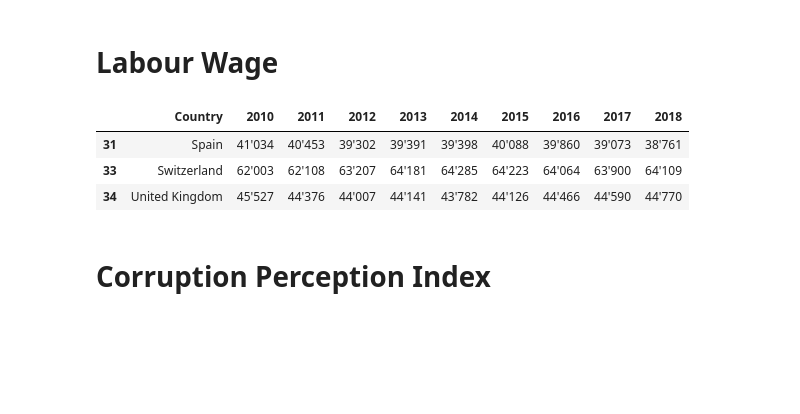
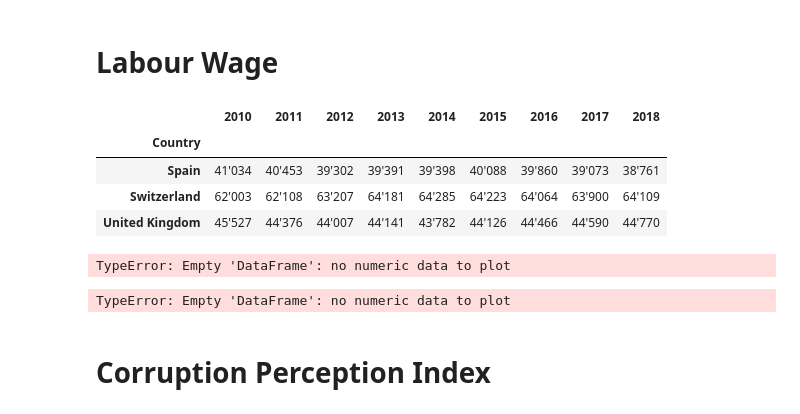
Before and after one commit to rogermoll/Capstone_project, a Jupyter notebook: Macro Economical review.ipynb, the cells around one changed output. Cells and saved outputs as stored; diff of their text form; code cells hidden in the pictures; blank space fills up the shorter version.

```diff
--- a/Macro Economical review.ipynb
+++ b/Macro Economical review.ipynb
@@ -105,24 +145,39 @@ plt.text(2000, 6000, '2010 Earthquake') plt.show()
 # %% [markdown]
 # Labour Wage
 # %%
-
 body = client_06d9f26c786b4ebab630a27c8571b289.get_object(Bucket='wk1capstoneproject-donotdelete-pr-xctpszfbg9cghh',Key='OECD_ave_wage.csv')['Body']
 # add missing __iter__ method, so pandas accepts body as file-like object
 if not hasattr(body, "__iter__"): body.__iter__ = types.MethodType( __iter__, body )
 
-df_wage = pd.read_csv(body, skiprows=2)
-df_wage.rename(columns={'Time': 'Country'}, inplace=True)
-df_wage.drop([0], inplace=True)
-df_wage.drop(['Unnamed: 1','Unnamed: 2','Unnamed: 3'], axis=1, inplace=True)
-df_wage.replace(' ','')
+df_lw = pd.read_csv(body, skiprows=2)
+df_lw.rename(columns={'Time': 'Country'}, inplace=True)
+df_lw.drop([0], inplace=True)
+df_lw.drop(['Unnamed: 1','Unnamed: 2','Unnamed: 3'], axis=1, inplace=True)
+df_lw.replace(' ','')
 
-df_wage = df_wage[df_wage["Country"].isin(['Switzerland', 'Spain', 'United Kingdom', 'OECD - Total'])]
-df_wage
+df_lw = df_wage[df_wage["Country"].isin(['Switzerland', 'Spain', 'United Kingdom', 'OECD - Total'])]
+df_lw.set_index('Country', inplace=True)
+df_lw.
 # %% [output]
-|  | Country | 2010 | 2011 | 2012 | 2013 | 2014 | 2015 | 2016 | 2017 | 2018 |
-| 31 | Spain | 41'034 | 40'453 | 39'302 | 39'391 | 39'398 | 40'088 | 39'860 | 39'073 | 38'761 |
-| 33 | Switzerland | 62'003 | 62'108 | 63'207 | 64'181 | 64'285 | 64'223 | 64'064 | 63'900 | 64'109 |
-| 34 | United Kingdom | 45'527 | 44'376 | 44'007 | 44'141 | 43'782 | 44'126 | 44'466 | 44'590 | 44'770 |
+|  | 2010 | 2011 | 2012 | 2013 | 2014 | 2015 | 2016 | 2017 | 2018 |
+| Country |  |  |  |  |  |  |  |  |  |
+| Spain | 41'034 | 40'453 | 39'302 | 39'391 | 39'398 | 40'088 | 39'860 | 39'073 | 38'761 |
+| Switzerland | 62'003 | 62'108 | 63'207 | 64'181 | 64'285 | 64'223 | 64'064 | 63'900 | 64'109 |
+| United Kingdom | 45'527 | 44'376 | 44'007 | 44'141 | 43'782 | 44'126 | 44'466 | 44'590 | 44'770 |
+# %%
+df_lw.plot()
+#lw_tr = df_lw.astype(float).T
+#lw_tr
+# %% [output]
+TypeError: Empty 'DataFrame': no numeric data to plot
+# %%
+lw_tr.plot()
+plt.title('Development of labour salary (Source: OECD)')
+plt.ylabel('Average per worker in USD')
+plt.xlabel('Years')
+plt.show()
+# %% [output]
+TypeError: Empty 'DataFrame': no numeric data to plot
 # %% [markdown]
 # Corruption Perception Index
 # %%
```
Also changed, not shown: parts of 7 cells of this notebook.
